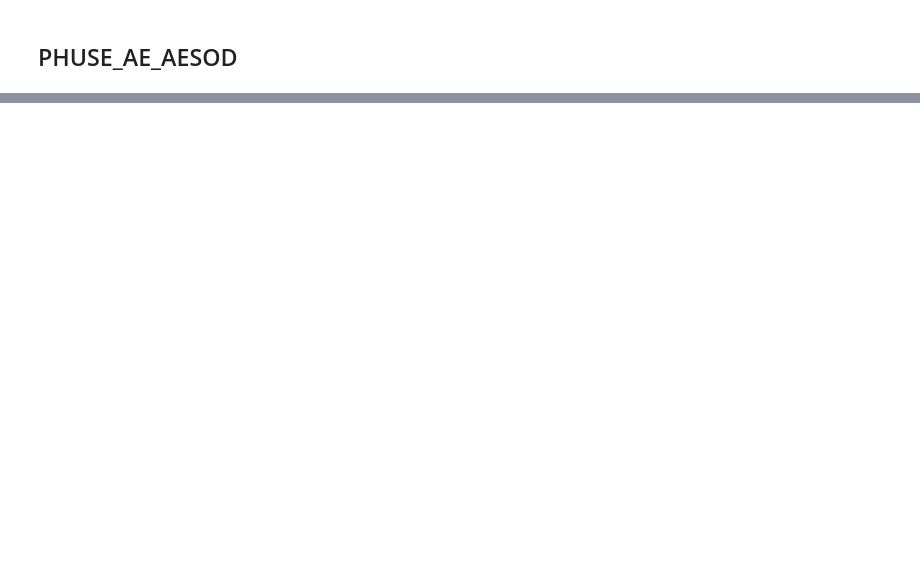
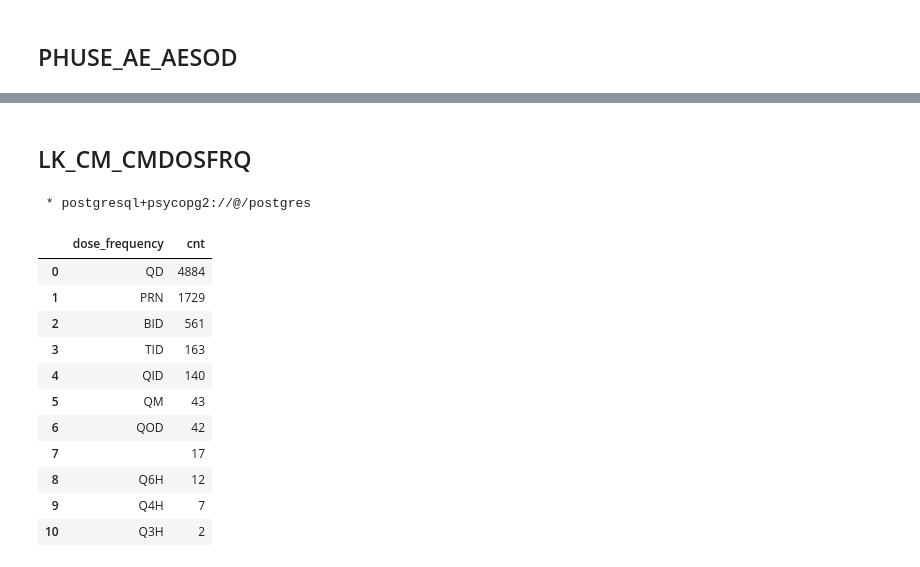
Before and after one commit to OHDSI/ClinicalTrialsWGETL, a Jupyter notebook: notebooks/phuse_custom_mapping.ipynb, the cells around one changed output, grey strips where cells are left out. Saved outputs shown, nothing was run; the diff lists cells and outputs as text; code cells hidden in the pictures; blank space fills up the shorter version.

```diff
--- a/notebooks/phuse_custom_mapping.ipynb
+++ b/notebooks/phuse_custom_mapping.ipynb
@@ -2001,0 +2192,25 @@ files.download('phuse_ae_aesod.csv')
+# %% [markdown]
+## LK_CM_CMDOSFRQ
+# %%
+# Dose frequencies for Concomitant medications
+%%sql
+
+SELECT cmdosfrq AS dose_frequency,
+       Count(*) AS cnt
+FROM   src.cm
+GROUP  BY cmdosfrq
+ORDER  BY cnt DESC;
+# %% [output]
+ * postgresql+psycopg2://@/postgres
+|  | dose_frequency | cnt |
+| 0 | QD | 4884 |
+| 1 | PRN | 1729 |
+| 2 | BID | 561 |
+| 3 | TID | 163 |
+| 4 | QID | 140 |
+| 5 | QM | 43 |
+| 6 | QOD | 42 |
+| 7 |  | 17 |
+| 8 | Q6H | 12 |
+| 9 | Q4H | 7 |
+| 10 | Q3H | 2 |
```
Also changed, not shown: parts of 18 cells of this notebook.
